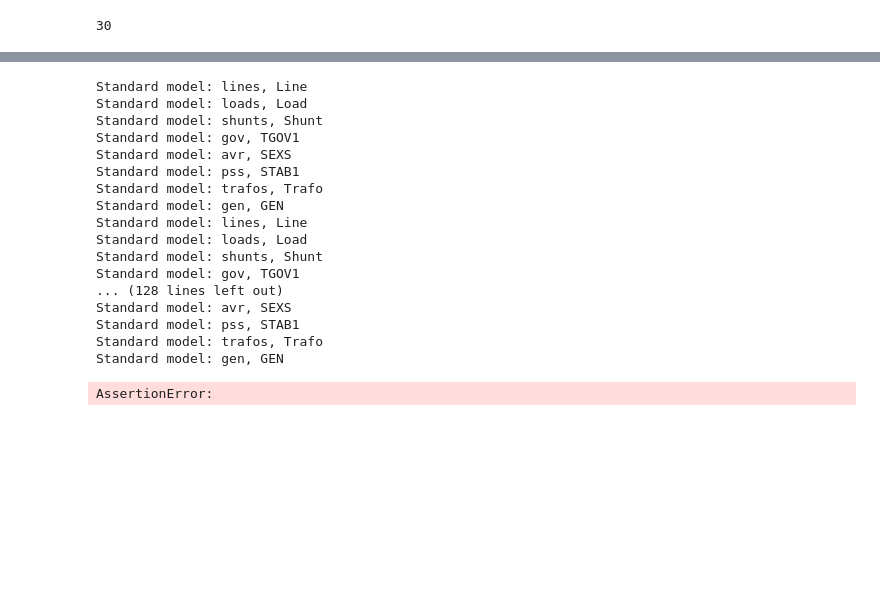
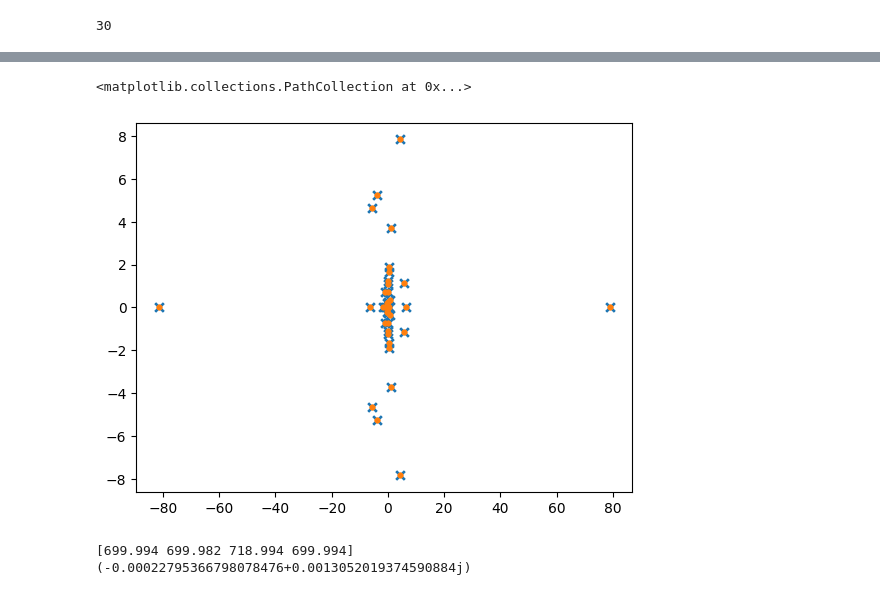
Before and after one commit to Hofsmo/bayes_rescheduling, a Jupyter notebook: test_gen_sens.ipynb, the cells around one changed output, grey strips where cells are left out. Cells and saved outputs as stored; diff of their text form; code cells hidden in the pictures; blank space fills up the shorter version.

```diff
--- a/test_gen_sens.ipynb
+++ b/test_gen_sens.ipynb
@@ -118,24 +155,54 @@ Standard model: gen, GEN
 # %%
+genser = senser.get_gen_sens(dP=1e-6)
 genser2=senser.get_gen_sens(dP=1e-5)
-genser3=senser.get_gen_sens(dP=1e-4)
-genser4=senser.get_gen_sens(dP=1e-3)
-genser5=senser.get_gen_sens(dP=1e-2)
+#genser3=senser.get_gen_sens(dP=1e-4)
+#genser4=senser.get_gen_sens(dP=1e-3)
+#genser5=senser.get_gen_sens(dP=1e-2)
+
+# np.max(abs(genser2-genser3))
+plt.scatter(genser.real, genser.imag, marker='x')
+plt.scatter(genser2.real, genser2.imag, marker='.')
+# plt.scatter(genser3.real, genser3.imag, marker='.')
+# plt.scatter(genser4.real, genser4.imag, marker='.')
+# plt.scatter(genser4.real, genser5.imag, marker='.')
 # %% [output]
-Standard model: lines, Line
-Standard model: loads, Load
-Standard model: shunts, Shunt
-Standard model: gov, TGOV1
-Standard model: avr, SEXS
-Standard model: pss, STAB1
-Standard model: trafos, Trafo
-Standard model: gen, GEN
-Standard model: lines, Line
-Standard model: loads, Load
-Standard model: shunts, Shunt
-Standard model: gov, TGOV1
-... (128 lines left out)
-Standard model: avr, SEXS
-Standard model: pss, STAB1
-Standard model: trafos, Trafo
-Standard model: gen, GEN
+<matplotlib.collections.PathCollection at 0x...>
-AssertionError:
+[figure, added]
+# %%
+self = senser
+gen_i = 1
+dP = 1e-5
+
+sens = np.zeros(len(self.eigs_0), dtype=complex)
+rating = self.ratings[gen_i]
+
+change = rating * dP
+
+powers = self._change_power_with_distributed_slack(change, gen_i)
+
+change_all_gen_powers(self.ps, powers)
+
+ps_lin = get_lin_sys(self.ps)
+remove_inaccurate_zero(ps_lin)
+sens = ps_lin.eigs.copy()
+eigs_0 = ps_lin.eigs.copy()
+# print(eigs_0[0])
+
+powers = self._change_power_with_distributed_slack(-2 * change, gen_i)
+print(powers)
+change_all_gen_powers(self.ps, powers)
+
+ps_lin = get_lin_sys(self.ps)
+remove_inaccurate_zero(ps_lin)
+
+sens -= ps_lin.eigs
+sens = sens / (self.ratings[gen_i] * 2 * dP)
+eigs_1 = ps_lin.eigs.copy()
+print(eigs_1[0] - eigs_0[0])
+
+powers = self._change_power_with_distributed_slack(change, gen_i)
+change_all_gen_powers(self.ps, powers)
+# print(sens[0])
+# %% [output]
+[699.994 699.982 718.994 699.994]
+(-0.00022795366798078476+0.0013052019374590884j)
```
Also changed, not shown: parts of 28 cells of this notebook, 4 other files.
